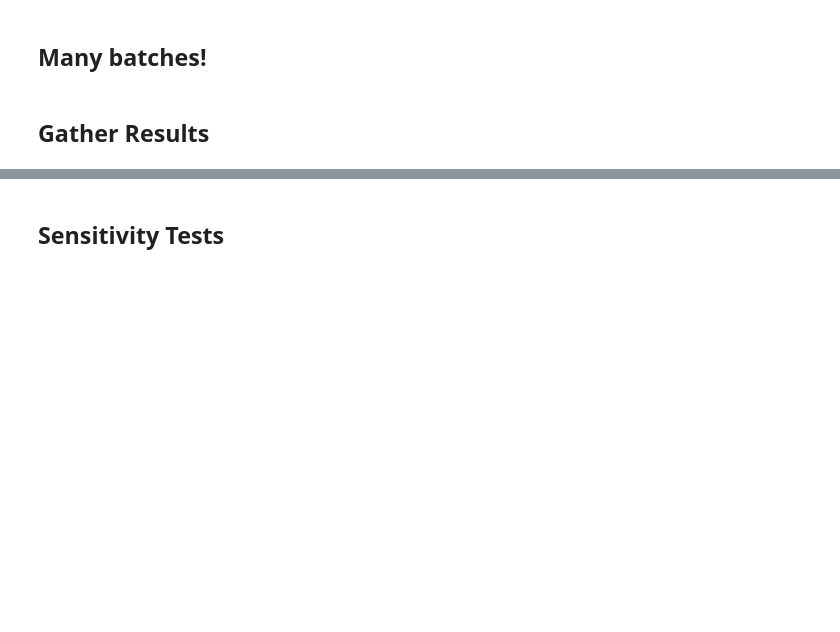
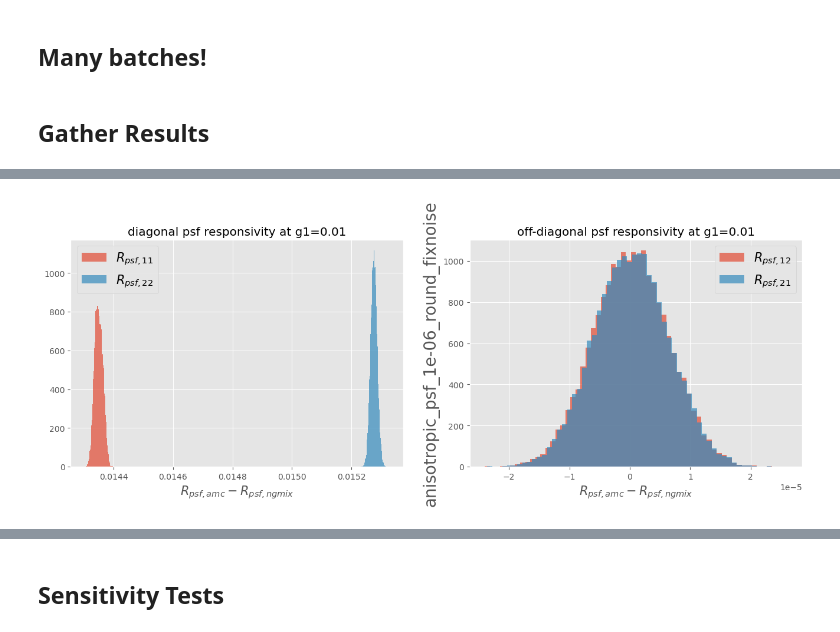
Before and after one commit to andrevitorelli/autometacal, a Jupyter notebook: notebooks/psf_metacal_finitediff_moments_no_shape_noise.ipynb, the cells around one changed output, grey strips where cells are left out. Cells and saved outputs as stored; diff of their text form; code cells hidden in the pictures; blank space fills up the shorter version.

```diff
--- a/notebooks/psf_metacal_finitediff_moments_no_shape_noise.ipynb
+++ b/notebooks/psf_metacal_finitediff_moments_no_shape_noise.ipynb
@@ -660,18 +672,20 @@ Rpsf_ngmix = tf.cast(tf.concat(Rpsf_ngmix_list,axis=0),dtype=tf.float32)
 # %%
 figure(figsize=(16,5))
 subplot(121)
 hist((Rpsf_amc - Rpsf_ngmix)[:,0,0].numpy().flatten(),alpha=0.7,bins=60, label='$R_{psf,11}$');
 hist((Rpsf_amc - Rpsf_ngmix)[:,1,1].numpy().flatten(),alpha=0.7,bins=60, label='$R_{psf,22}$');
 legend(fontsize=15)
 xlabel('$R_{psf,amc} - R_{psf,ngmix}$',fontsize=15)
 title(f'diagonal psf responsivity at g1={shear}')
 subplot(122)
 ylabel(settings_name,fontsize=20)
 hist((Rpsf_amc - Rpsf_ngmix)[:,0,1].numpy().flatten(),alpha=0.7,bins=60, label='$R_{psf,12}$');
 hist((Rpsf_amc - Rpsf_ngmix)[:,1,0].numpy().flatten(),alpha=0.7,bins=60, label='$R_{psf,21}$');
 legend(fontsize=15)
 xlabel('$R_{psf,amc} - R_{psf,ngmix}$',fontsize=15)
 title(f'off-diagonal psf responsivity at g1={shear}')
-savefig(f'{results_folder}/Rpsf_{settings_name}.jpg',bbox_inches='tight')
+savefig(f'Rpsf_{settings_name}.jpg',bbox_inches='tight')
+# %% [output]
+[figure, added]
 # %%
 (Rpsf_amc - Rpsf_ngmix)[:,0,0].numpy().flatten().mean()
```
Also changed, not shown: parts of 25 cells of this notebook, 5 other files.
